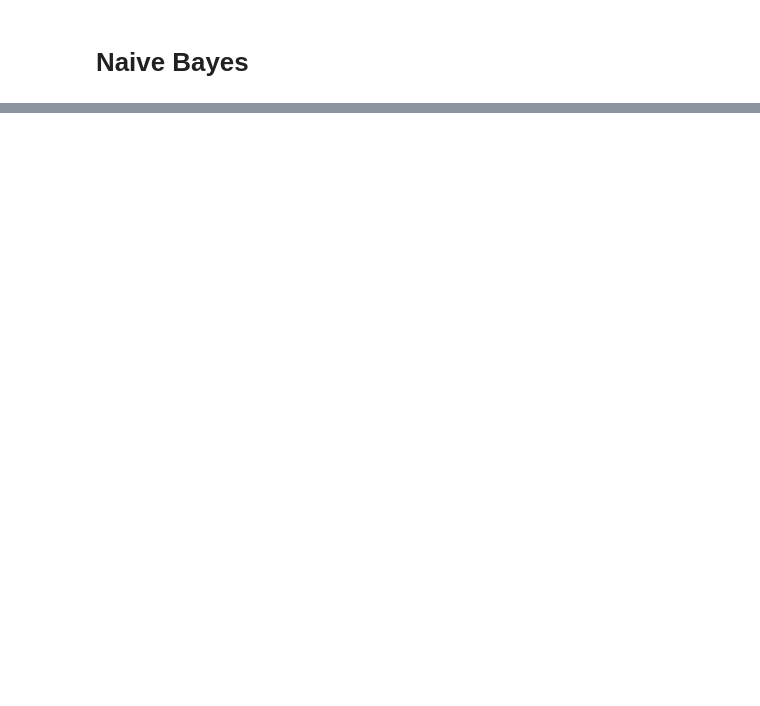
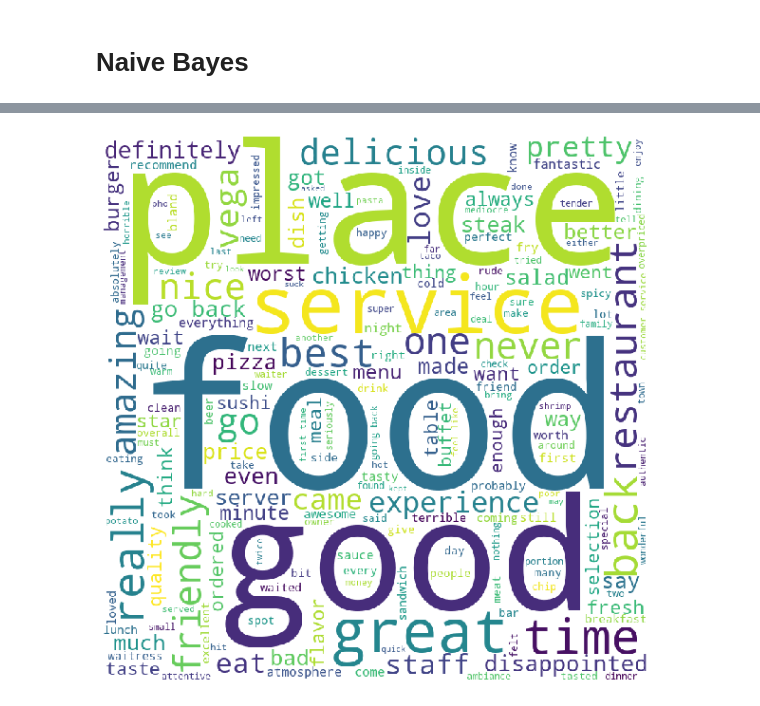
Before and after one commit to souravkrpathak/Restaurant-review-classification, a Jupyter notebook: restaurant reviews.ipynb, the cells around one changed output, grey strips where cells are left out. Saved outputs shown, nothing was run; the diff lists cells and outputs as text; code cells hidden in the pictures; blank space fills up the shorter version.

```diff
--- a/restaurant reviews.ipynb
+++ b/restaurant reviews.ipynb
@@ -77,15 +72,17 @@ import re
 import nltk
 from nltk.corpus import stopwords
 from nltk.stem.porter import PorterStemmer
+from nltk.stem import WordNetLemmatizer
 
 ps = PorterStemmer()
+lemma = WordNetLemmatizer()
 corpus = []
 
 for i in range(0, 1000):
     review = re.sub('[^a-zA-Z]', ' ', df['Review'][i])
     review = review.lower()
     review = review.split()
-    review = [ps.stem(word) for word in review if not word in set(stopwords.words('english'))]
+    review = [lemma.lemmatize(word) for word in review if not word in set(stopwords.words('english'))]
     review = ' '.join(review)
     corpus.append(review)
 # %%
@@ -201,0 +280,11 @@ weighted avg       0.77      0.70      0.68       200
+# %%
+wordcloud = WordCloud(width = 800, height = 800,background_color ='white',min_font_size = 10).generate(" ".join(corpus))
+# plot the WordCloud image
+plt.figure(figsize = (8, 8), facecolor = None)
+plt.imshow(wordcloud)
+plt.axis("off")
+plt.tight_layout(pad = 0)
+
+plt.show()
+# %% [output]
+[figure, added]
```
Also changed, not shown: parts of 23 cells of this notebook.
